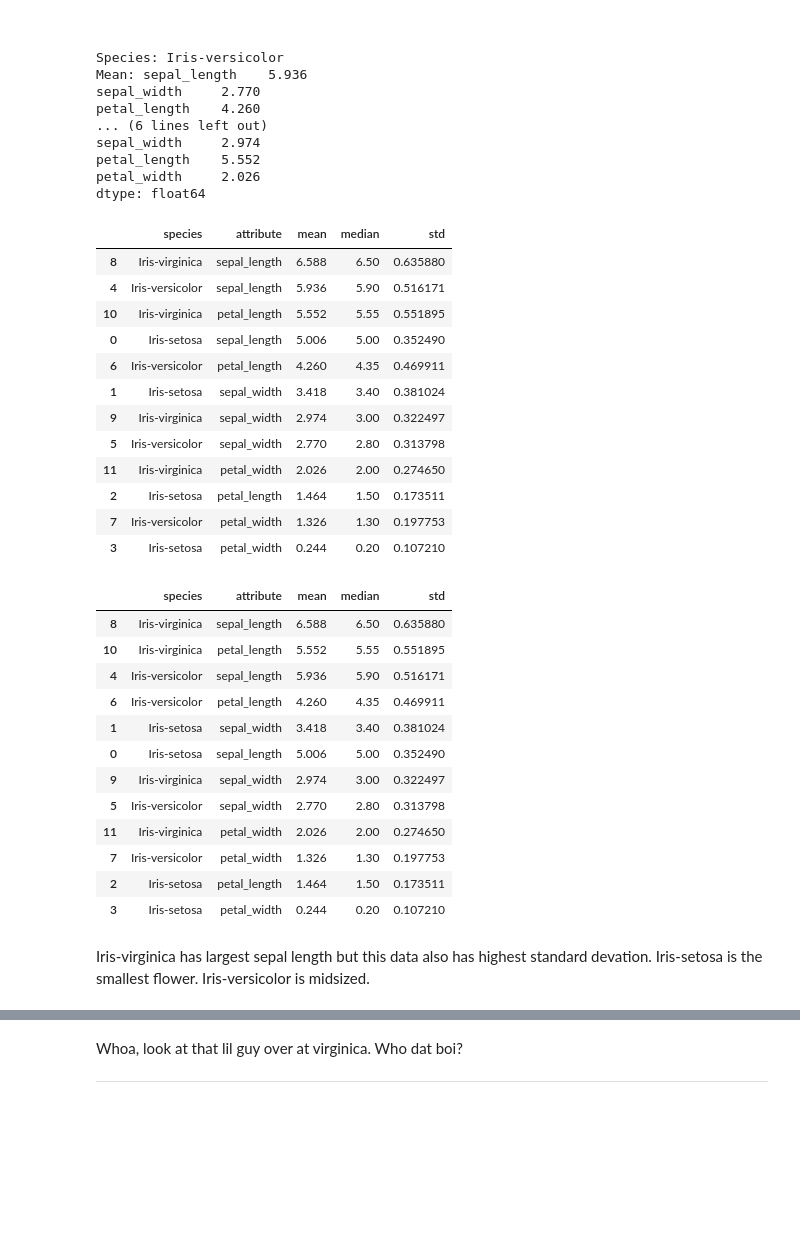
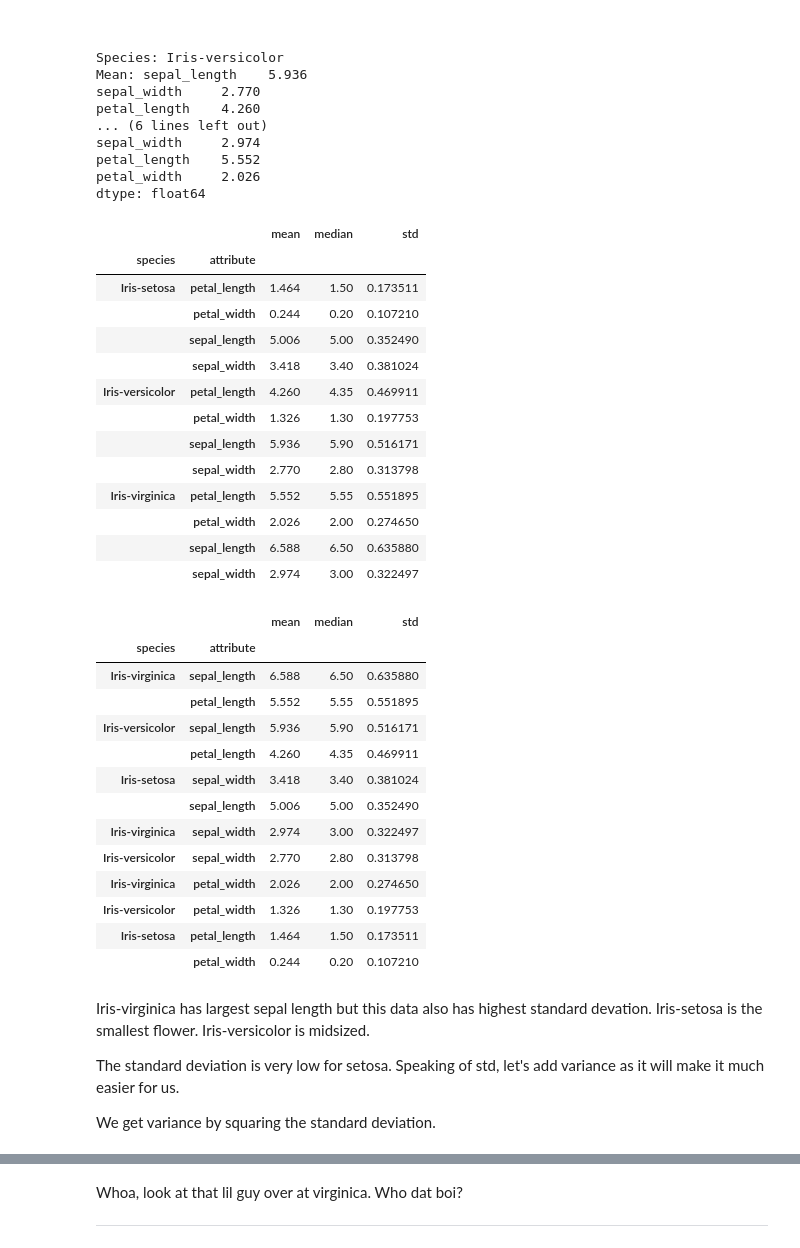
Before and after one commit to wlinds/statistics, a Jupyter notebook: Rapport/rapport.ipynb, the cells around one changed output, grey strips where cells are left out. Saved outputs shown, nothing was run; the diff lists cells and outputs as text; code cells hidden in the pictures; blank space fills up the shorter version.

```diff
--- a/Rapport/rapport.ipynb
+++ b/Rapport/rapport.ipynb
@@ -192,56 +198,63 @@ dtype: float64
 # %%
 # same thing basically but concating all collected values (mean, median and std of all length and width attributes) to new df
 results_list = []
 
 # loop over each species group and calculate mean, median, and standard deviation for each attribute
 for species, species_df in species_groups:
     for attribute in ['sepal_length', 'sepal_width', 'petal_length', 'petal_width']:
         mean = species_df[attribute].mean()
         median = species_df[attribute].median()
         std = species_df[attribute].std()
 
         # add the results for this attribute to the results_list
         results_list.append({'species': species, 'attribute': attribute, 'mean': mean, 'median': median, 'std': std})
 
 # combine the results from the list into a single df
 results = pd.concat([pd.DataFrame(item, index=[0]) for item in results_list], ignore_index=True)
 
-# sorting all values by largest mean
-mean_sorted_results = results.sort_values(by='mean', ascending=False)
+# pivot_table() for better readability
+results = results.pivot_table(index=['species', 'attribute'], values=['mean', 'median', 'std'])
 
-mean_sorted_results
+results
 # %% [output]
-|  | species | attribute | mean | median | std |
-| 8 | Iris-virginica | sepal_length | 6.588 | 6.50 | 0.635880 |
-| 4 | Iris-versicolor | sepal_length | 5.936 | 5.90 | 0.516171 |
-| 10 | Iris-virginica | petal_length | 5.552 | 5.55 | 0.551895 |
-| 0 | Iris-setosa | sepal_length | 5.006 | 5.00 | 0.352490 |
-| 6 | Iris-versicolor | petal_length | 4.260 | 4.35 | 0.469911 |
-| 1 | Iris-setosa | sepal_width | 3.418 | 3.40 | 0.381024 |
-| 9 | Iris-virginica | sepal_width | 2.974 | 3.00 | 0.322497 |
-| 5 | Iris-versicolor | sepal_width | 2.770 | 2.80 | 0.313798 |
-| 11 | Iris-virginica | petal_width | 2.026 | 2.00 | 0.274650 |
-| 2 | Iris-setosa | petal_length | 1.464 | 1.50 | 0.173511 |
-| 7 | Iris-versicolor | petal_width | 1.326 | 1.30 | 0.197753 |
-| 3 | Iris-setosa | petal_width | 0.244 | 0.20 | 0.107210 |
+|  |  | mean | median | std |
+| species | attribute |  |  |  |
+| Iris-setosa | petal_length | 1.464 | 1.50 | 0.173511 |
+|  | petal_width | 0.244 | 0.20 | 0.107210 |
+|  | sepal_length | 5.006 | 5.00 | 0.352490 |
+|  | sepal_width | 3.418 | 3.40 | 0.381024 |
+| Iris-versicolor | petal_length | 4.260 | 4.35 | 0.469911 |
+|  | petal_width | 1.326 | 1.30 | 0.197753 |
+|  | sepal_length | 5.936 | 5.90 | 0.516171 |
+|  | sepal_width | 2.770 | 2.80 | 0.313798 |
+| Iris-virginica | petal_length | 5.552 | 5.55 | 0.551895 |
+|  | petal_width | 2.026 | 2.00 | 0.274650 |
+|  | sepal_length | 6.588 | 6.50 | 0.635880 |
+|  | sepal_width | 2.974 | 3.00 | 0.322497 |
 # %%
+# Sort by high to low standard deviation
 std_sorted_results = results.sort_values(by='std', ascending=False)
 
 std_sorted_results
 # %% [output]
-|  | species | attribute | mean | median | std |
-| 8 | Iris-virginica | sepal_length | 6.588 | 6.50 | 0.635880 |
-| 10 | Iris-virginica | petal_length | 5.552 | 5.55 | 0.551895 |
-| 4 | Iris-versicolor | sepal_length | 5.936 | 5.90 | 0.516171 |
-| 6 | Iris-versicolor | petal_length | 4.260 | 4.35 | 0.469911 |
-| 1 | Iris-setosa | sepal_width | 3.418 | 3.40 | 0.381024 |
-| 0 | Iris-setosa | sepal_length | 5.006 | 5.00 | 0.352490 |
-| 9 | Iris-virginica | sepal_width | 2.974 | 3.00 | 0.322497 |
-| 5 | Iris-versicolor | sepal_width | 2.770 | 2.80 | 0.313798 |
-| 11 | Iris-virginica | petal_width | 2.026 | 2.00 | 0.274650 |
-| 7 | Iris-versicolor | petal_width | 1.326 | 1.30 | 0.197753 |
-| 2 | Iris-setosa | petal_length | 1.464 | 1.50 | 0.173511 |
-| 3 | Iris-setosa | petal_width | 0.244 | 0.20 | 0.107210 |
+|  |  | mean | median | std |
+| species | attribute |  |  |  |
+| Iris-virginica | sepal_length | 6.588 | 6.50 | 0.635880 |
+|  | petal_length | 5.552 | 5.55 | 0.551895 |
+| Iris-versicolor | sepal_length | 5.936 | 5.90 | 0.516171 |
+|  | petal_length | 4.260 | 4.35 | 0.469911 |
+| Iris-setosa | sepal_width | 3.418 | 3.40 | 0.381024 |
+|  | sepal_length | 5.006 | 5.00 | 0.352490 |
+| Iris-virginica | sepal_width | 2.974 | 3.00 | 0.322497 |
+| Iris-versicolor | sepal_width | 2.770 | 2.80 | 0.313798 |
+| Iris-virginica | petal_width | 2.026 | 2.00 | 0.274650 |
+| Iris-versicolor | petal_width | 1.326 | 1.30 | 0.197753 |
+| Iris-setosa | petal_length | 1.464 | 1.50 | 0.173511 |
+|  | petal_width | 0.244 | 0.20 | 0.107210 |
 # %% [markdown]
 Iris-virginica has largest sepal length but this data also has highest standard devation.
 Iris-setosa is the smallest flower. Iris-versicolor is midsized.
+
+The standard deviation is very low for setosa. Speaking of std, let's add variance as it will make it much easier for us.
+
+We get variance by squaring the standard deviation.
```
Also changed, not shown: parts of 11 cells of this notebook.
